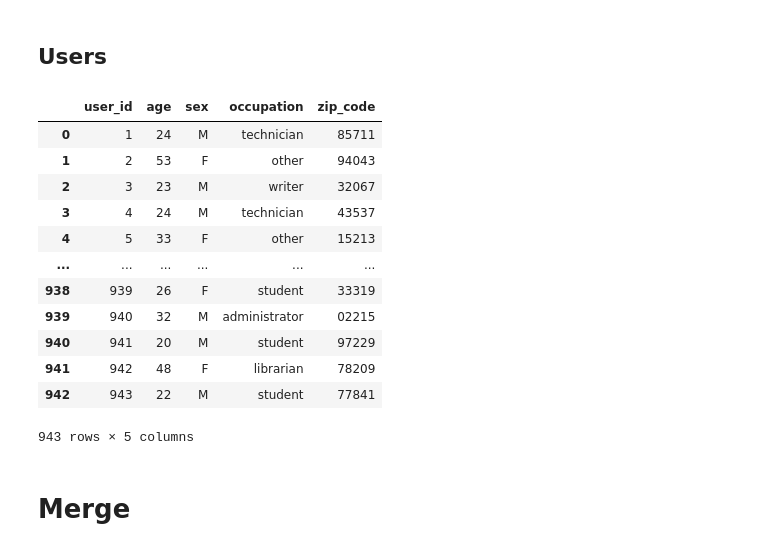
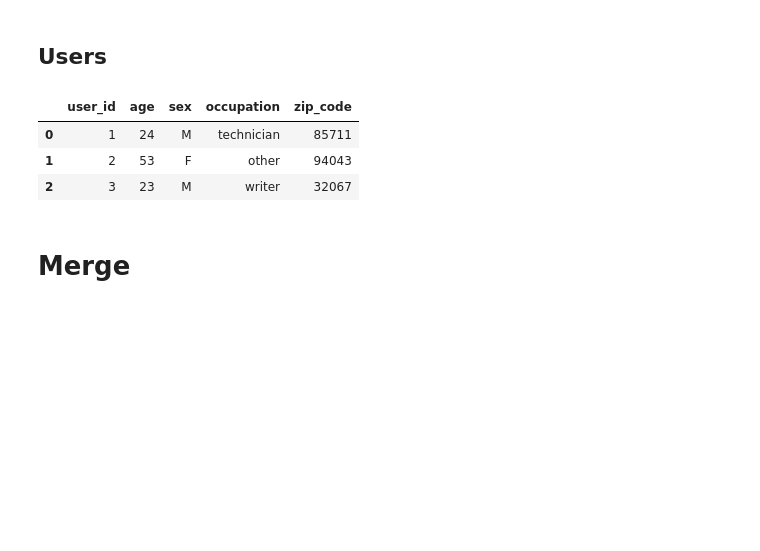
Before and after one commit to DrDAN6770/Recommender-System, a Jupyter notebook: RS.ipynb, the cells around one changed output. Saved outputs shown, nothing was run; the diff lists cells and outputs as text; code cells hidden in the pictures; blank space fills up the shorter version.

```diff
--- a/RS.ipynb
+++ b/RS.ipynb
@@ -53,21 +53,12 @@ item_df.head(3)
 # %% [markdown]
 ## Users
 # %%
-user_df
+user_df.head(3)
 # %% [output]
 |  | user_id | age | sex | occupation | zip_code |
 | 0 | 1 | 24 | M | technician | 85711 |
 | 1 | 2 | 53 | F | other | 94043 |
 | 2 | 3 | 23 | M | writer | 32067 |
-| 3 | 4 | 24 | M | technician | 43537 |
-| 4 | 5 | 33 | F | other | 15213 |
-| ... | ... | ... | ... | ... | ... |
-| 938 | 939 | 26 | F | student | 33319 |
-| 939 | 940 | 32 | M | administrator | 02215 |
-| 940 | 941 | 20 | M | student | 97229 |
-| 941 | 942 | 48 | F | librarian | 78209 |
-| 942 | 943 | 22 | M | student | 77841 |
-943 rows × 5 columns
 # %% [markdown]
 # Merge
 # %%
```
Also changed, not shown: parts of 22 cells of this notebook, 1 other file.
